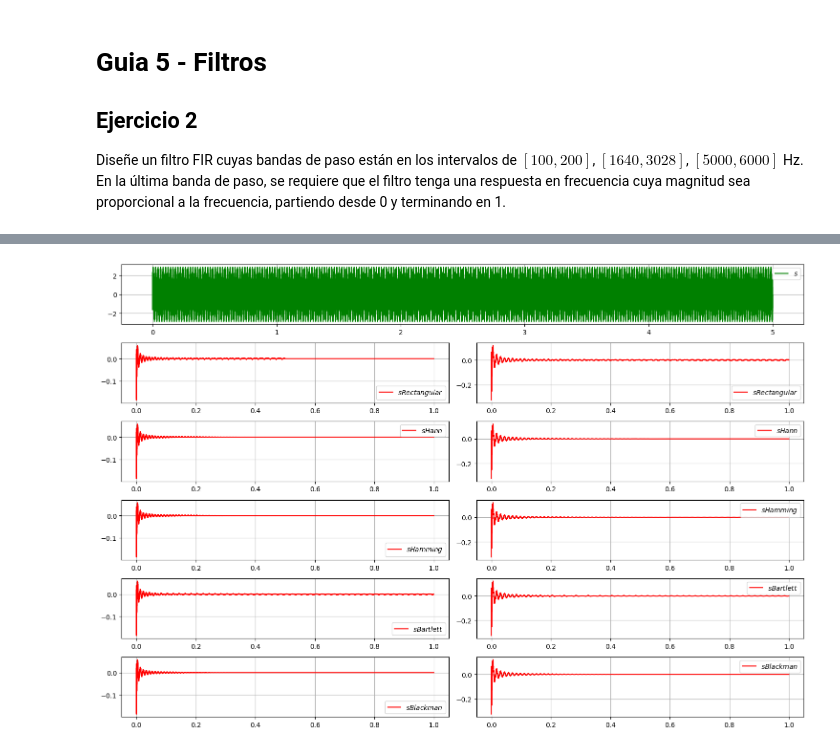
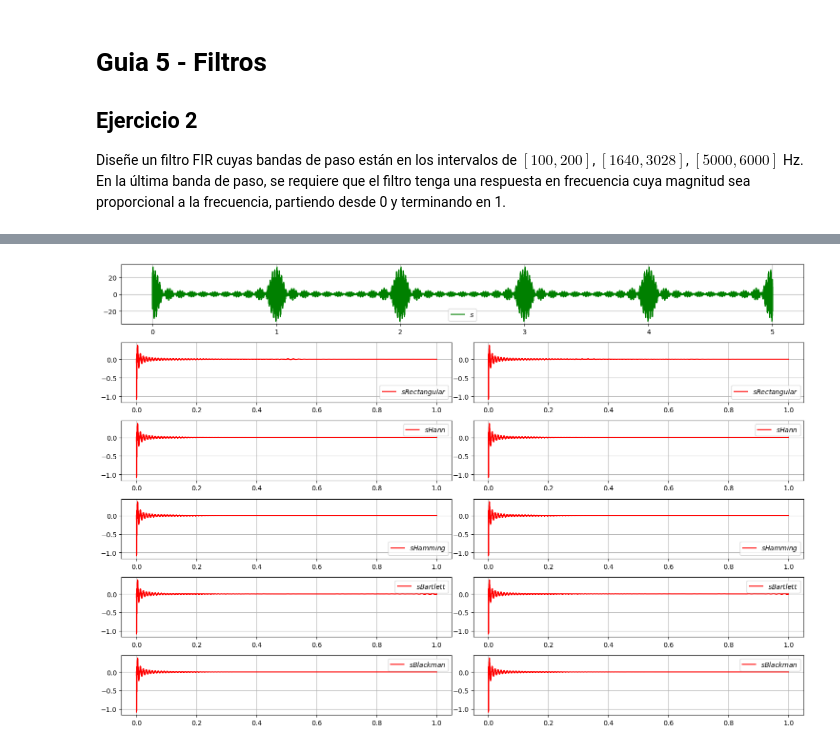
Before and after one commit to francoherg/PDS-2025, a Jupyter notebook: Practica/Guia5/5-2-2.ipynb, the cells around one changed output, grey strips where cells are left out. Cells and saved outputs as stored; diff of their text form; code cells hidden in the pictures.

```diff
--- a/Practica/Guia5/5-2-2.ipynb
+++ b/Practica/Guia5/5-2-2.ipynb
@@ -191,32 +126,31 @@ import random
 # Parametros
 Tini = 0
 Tfin = 5
-fm = 15000
-longitud = 15000
-longitud2 = 20000
+longitud = 15001
+longitud2 = 20001
 
 # Generar senial con un ruido de 50Hz
 t = np.linspace(Tini,Tfin,int(fm*(Tfin-Tini)), endpoint=False)
 
 s = [0 for _ in range(len(t))]
-for i in range(50,51):
+for i in range(50,61):
     s += np.sin(2*np.pi*i*t)
-for i in range(1000,1001):
+for i in range(1000,1011):
     s += np.sin(2*np.pi*i*t)
-for i in range(3500,3501):
+for i in range(3500,3511):
     s += np.sin(2*np.pi*i*t)
 
 # Filtrar senial
-filtroRectangular = FIRPasaBanda(100,200,longitud,rectangular) + FIRPasaBanda(1640,3028,longitud,rectangular) + FIRBandaAscendente(5000,6000,longitud,rectangular)
-filtroHann = FIRPasaBanda(100,200,longitud,hann) + FIRPasaBanda(1640,3028,longitud,hann) + FIRBandaAscendente(5000,6000,longitud,hann)
-filtroHamming = FIRPasaBanda(100,200,longitud,hamming) + FIRPasaBanda(1640,3028,longitud,hamming) + FIRBandaAscendente(5000,6000,longitud,hamming)
-filtroBartlett = FIRPasaBanda(100,200,longitud,bartlett) + FIRPasaBanda(1640,3028,longitud,bartlett) + FIRBandaAscendente(5000,6000,longitud,bartlett)
-filtroBlackman = FIRPasaBanda(100,200,longitud,blackman) + FIRPasaBanda(1640,3028,longitud,blackman) + FIRBandaAscendente(5000,6000,longitud,blackman)
-filtroRectangular2 = FIRPasaBanda(100,200,longitud2,rectangular) + FIRPasaBanda(1640,3028,longitud2,rectangular) + FIRBandaAscendente(5000,6000,longitud2,rectangular)
-filtroHann2 = FIRPasaBanda(100,200,longitud2,hann) + FIRPasaBanda(1640,3028,longitud2,hann) + FIRBandaAscendente(5000,6000,longitud2,hann)
-filtroHamming2 = FIRPasaBanda(100,200,longitud2,hamming) + FIRPasaBanda(1640,3028,longitud2,hamming) + FIRBandaAscendente(5000,6000,longitud2,hamming)
-filtroBartlett2 = FIRPasaBanda(100,200,longitud2,bartlett) + FIRPasaBanda(1640,3028,longitud2,bartlett) + FIRBandaAscendente(5000,6000,longitud2,bartlett)
-filtroBlackman2 = FIRPasaBanda(100,200,longitud2,blackman) + FIRPasaBanda(1640,3028,longitud2,blackman) + FIRBandaAscendente(5000,6000,longitud2,blackman)
+filtroRectangular = FIR(longitud,rectangular)
+filtroHann = FIR(longitud,hann)
+filtroHamming = FIR(longitud,hamming)
+filtroBartlett = FIR(longitud,bartlett)
+filtroBlackman = FIR(longitud,blackman)
+filtroRectangular2 = FIR(longitud2,rectangular)
+filtroHann2 = FIR(longitud2,hann)
+filtroHamming2 = FIR(longitud2,hamming)
+filtroBartlett2 = FIR(longitud2,bartlett)
+filtroBlackman2 = FIR(longitud2,blackman)
 
 sRectangular = np.convolve(s,filtroRectangular,mode='same')
 sHann = np.convolve(s,filtroHann,mode='same')
@@ -252,31 +186,31 @@ for axi in ax:
 ax[0].plot(t,s,label='$s$',color='g')
 ax[0].legend()
 
 ax[1].plot(t[:fm],sRectangular[:fm],label='$sRectangular$', color='r')
 ax[1].legend()
 ax[2].plot(t[:fm],sRectangular2[:fm],label='$sRectangular$', color='r')
 ax[2].legend()
 
 ax[3].plot(t[:fm],sHann[:fm],label='$sHann$', color='r')
 ax[3].legend()
 ax[4].plot(t[:fm],sHann2[:fm],label='$sHann$', color='r')
 ax[4].legend()
 
 ax[5].plot(t[:fm],sHamming[:fm],label='$sHamming$', color='r')
 ax[5].legend()
 ax[6].plot(t[:fm],sHamming2[:fm],label='$sHamming$', color='r')
 ax[6].legend()
 
 ax[7].plot(t[:fm],sBartlett[:fm],label='$sBartlett$', color='r')
 ax[7].legend()
 ax[8].plot(t[:fm],sBartlett2[:fm],label='$sBartlett$', color='r')
 ax[8].legend()
 
 ax[9].plot(t[:fm],sBlackman[:fm],label='$sBlackman$', color='r')
 ax[9].legend()
 ax[10].plot(t[:fm],sBlackman2[:fm],label='$sBlackman$', color='r')
 ax[10].legend()
 
 fig.tight_layout()
 # %% [output]
-[figure, old version]
+[figure, new version]
```
Also changed, not shown: parts of 1 cell of this notebook.
